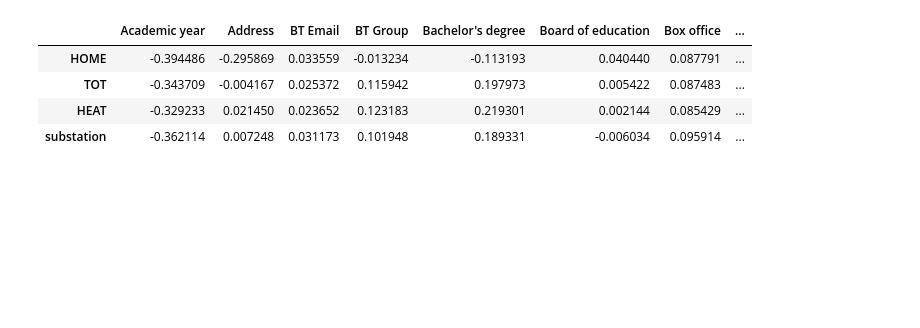
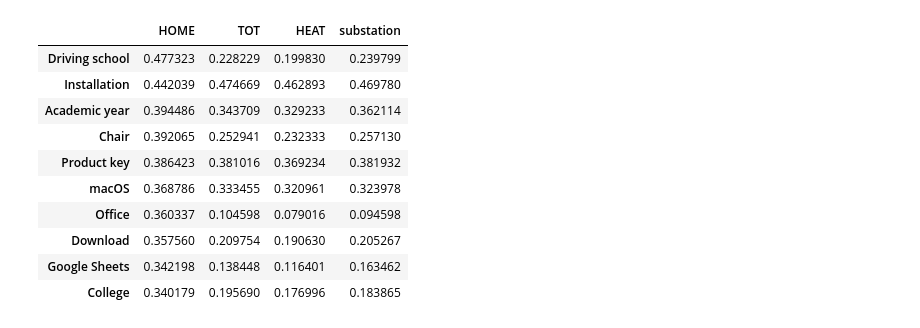
Before and after one commit to SergeiDBykov/swarm_energAIser, a Jupyter notebook: 1_exploratory_analysis/1_hamelin/5_hamelin_trends.ipynb, the cells around one changed output. Saved outputs shown, nothing was run; the diff lists cells and outputs as text; code cells hidden in the pictures; blank space fills up the shorter version.

```diff
--- a/1_exploratory_analysis/1_hamelin/5_hamelin_trends.ipynb
+++ b/1_exploratory_analysis/1_hamelin/5_hamelin_trends.ipynb
@@ -83,8 +130,14 @@ corr_df.index = ['HOME', 'TOT', 'HEAT', 'substation']
 # %%
-corr_df
+corr_df.abs().T.sort_values(by='HOME', ascending=False).head(10)
 # %% [output]
-|  | Academic year | Address | BT Email | BT Group | Bachelor's degree | Board of education | Box office | ... |
-| HOME | -0.394486 | -0.295869 | 0.033559 | -0.013234 | -0.113193 | 0.040440 | 0.087791 | ... |
-| TOT | -0.343709 | -0.004167 | 0.025372 | 0.115942 | 0.197973 | 0.005422 | 0.087483 | ... |
-| HEAT | -0.329233 | 0.021450 | 0.023652 | 0.123183 | 0.219301 | 0.002144 | 0.085429 | ... |
-| substation | -0.362114 | 0.007248 | 0.031173 | 0.101948 | 0.189331 | -0.006034 | 0.095914 | ... |
+|  | HOME | TOT | HEAT | substation |
+| Driving school | 0.477323 | 0.228229 | 0.199830 | 0.239799 |
+| Installation | 0.442039 | 0.474669 | 0.462893 | 0.469780 |
+| Academic year | 0.394486 | 0.343709 | 0.329233 | 0.362114 |
+| Chair | 0.392065 | 0.252941 | 0.232333 | 0.257130 |
+| Product key | 0.386423 | 0.381016 | 0.369234 | 0.381932 |
+| macOS | 0.368786 | 0.333455 | 0.320961 | 0.323978 |
+| Office | 0.360337 | 0.104598 | 0.079016 | 0.094598 |
+| Download | 0.357560 | 0.209754 | 0.190630 | 0.205267 |
+| Google Sheets | 0.342198 | 0.138448 | 0.116401 | 0.163462 |
+| College | 0.340179 | 0.195690 | 0.176996 | 0.183865 |
```
Also changed, not shown: parts of 7 cells of this notebook, 3 other files.
